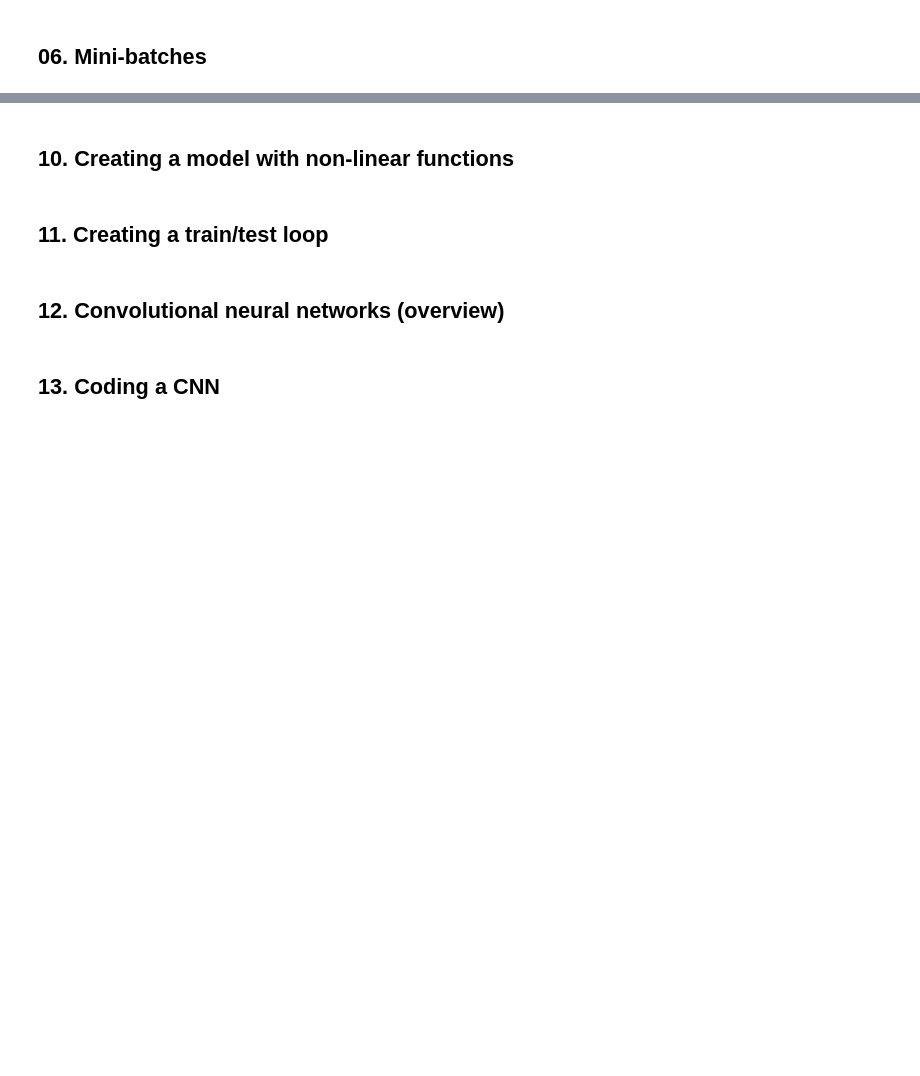
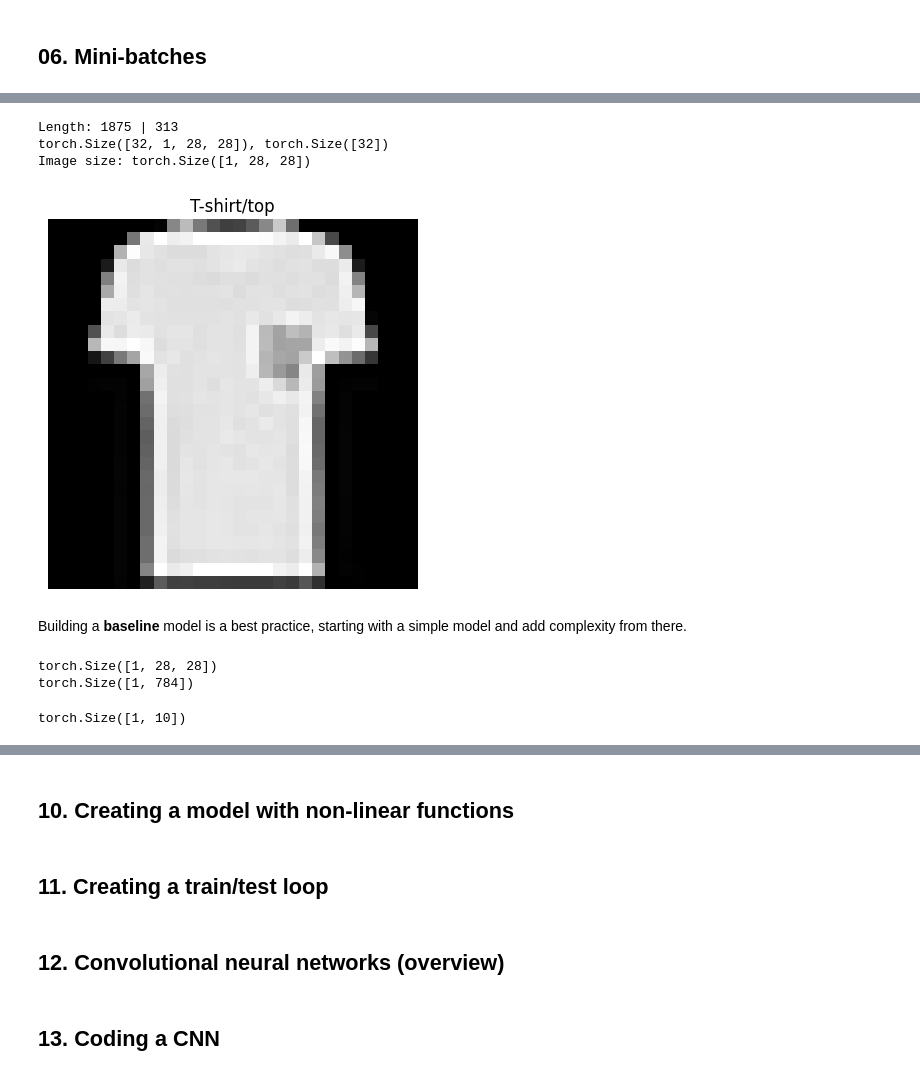
Before and after one commit to kdvillavicencio/sandbox-pytorch, a Jupyter notebook: pytorch/03_Comupter-Vision.ipynb, the cells around one changed output, grey strips where cells are left out. Cells and saved outputs as stored; diff of their text form; code cells hidden in the pictures; blank space fills up the shorter version.

```diff
--- a/pytorch/03_Comupter-Vision.ipynb
+++ b/pytorch/03_Comupter-Vision.ipynb
@@ -98,0 +172,47 @@ import matplotlib.pyplot as plt
+# %%
+from torch.utils.data import DataLoader
+
+# Setup batch size hyperparameter
+BATCH_SIZE = 32
+
+# Turn datasets into iterables (batches)
+train_dataloader = DataLoader(dataset=train_data,
+                    batch_size=BATCH_SIZE,
+                    shuffle=True)
+
+test_dataloader = DataLoader(dataset=test_data,
+                    batch_size=BATCH_SIZE,
+                    shuffle=True)
+
+# Visualize
+print(f"Length: {len(train_dataloader)} | {len(test_dataloader)}")
+
+train_features_batch, train_labels_batch = next(iter(train_dataloader))
+print(f"{train_features_batch.shape}, {train_labels_batch.shape}")
+
+torch.manual_seed(42)
+random_idx = torch.randint(0, len(train_features_batch), size=[1]).item()
+img, label = train_features_batch[random_idx], train_labels_batch[random_idx]
+plt.imshow(img.squeeze(), cmap="gray")
+plt.title(class_names[label])
+plt.axis(False)
+print(f"Image size: {img.shape}")
+# %% [output]
+Length: 1875 | 313
+torch.Size([32, 1, 28, 28]), torch.Size([32])
+Image size: torch.Size([1, 28, 28])
+[figure, added]
+# %% [markdown]
+Building a **baseline** model is a best practice, starting with a simple model and add complexity from there.
+# %%
+# Create a flatten layer
+flatten_model = nn.Flatten()
+
+x = train_features_batch[0]
+print(f"{x.shape}")
+
+output = flatten_model(x)
+print(f"{output.shape}")
+# %% [output]
+torch.Size([1, 28, 28])
+torch.Size([1, 784])
@@ -98,0 +233,14 @@ import matplotlib.pyplot as plt
+# %%
+# Create base model instance
+torch.manual_seed(42)
+
+model_0 = FashionMNISTModelV0(
+    input_shape=28*28,
+    hidden_units=10,
+    output_shape=len(class_names)
+)
+
+dummy_x = torch.rand([1,1,28,28])
+model_0(dummy_x).shape
+# %% [output]
+torch.Size([1, 10])
```
Also changed, not shown: parts of 15 cells of this notebook.
